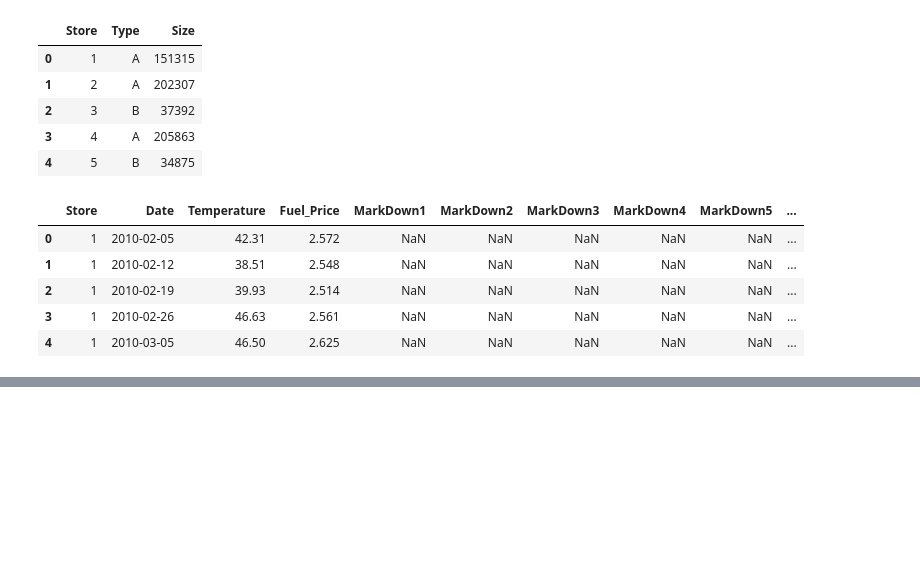
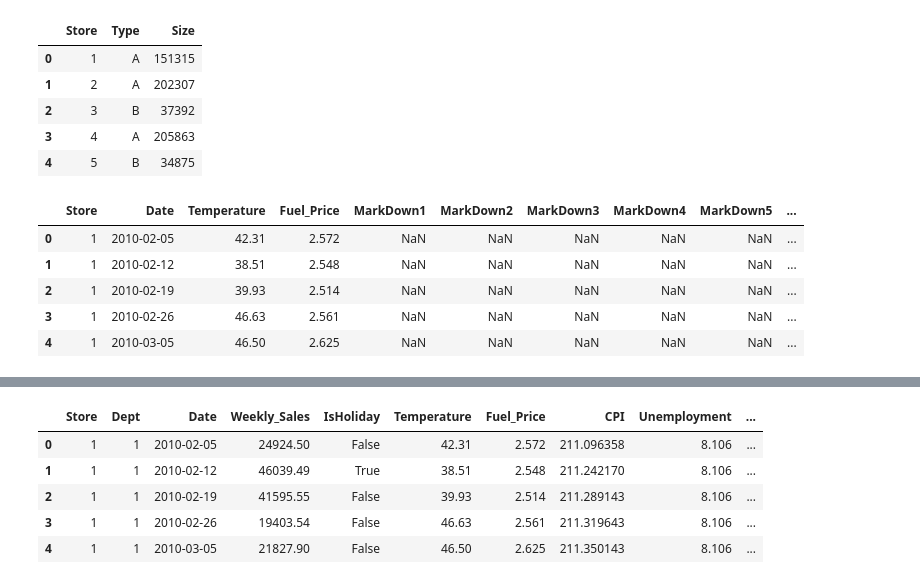
Before and after one commit to doakesbacon/ForecastingWalmartSales, a Jupyter notebook: Walmart.ipynb, the cells around one changed output, grey strips where cells are left out. Saved outputs shown, nothing was run; the diff lists cells and outputs as text; code cells hidden in the pictures; blank space fills up the shorter version.

```diff
--- a/Walmart.ipynb
+++ b/Walmart.ipynb
@@ -43,0 +78,11 @@ features.head()
+# %%
+# MARK downs has a lot of null for this model we will drop this column and might come back to see if this does change anything as well as '_merge'
+DataTrain_mark =DataTrain.drop(['MarkDown1','MarkDown2','MarkDown3','MarkDown4','MarkDown5','_merge'],axis=1)
+DataTrain_mark.head()
+# %% [output]
+|  | Store | Dept | Date | Weekly_Sales | IsHoliday | Temperature | Fuel_Price | CPI | Unemployment | ... |
+| 0 | 1 | 1 | 2010-02-05 | 24924.50 | False | 42.31 | 2.572 | 211.096358 | 8.106 | ... |
+| 1 | 1 | 1 | 2010-02-12 | 46039.49 | True | 38.51 | 2.548 | 211.242170 | 8.106 | ... |
+| 2 | 1 | 1 | 2010-02-19 | 41595.55 | False | 39.93 | 2.514 | 211.289143 | 8.106 | ... |
+| 3 | 1 | 1 | 2010-02-26 | 19403.54 | False | 46.63 | 2.561 | 211.319643 | 8.106 | ... |
+| 4 | 1 | 1 | 2010-03-05 | 21827.90 | False | 46.50 | 2.625 | 211.350143 | 8.106 | ... |
```
Also changed, not shown: parts of 10 cells of this notebook.
